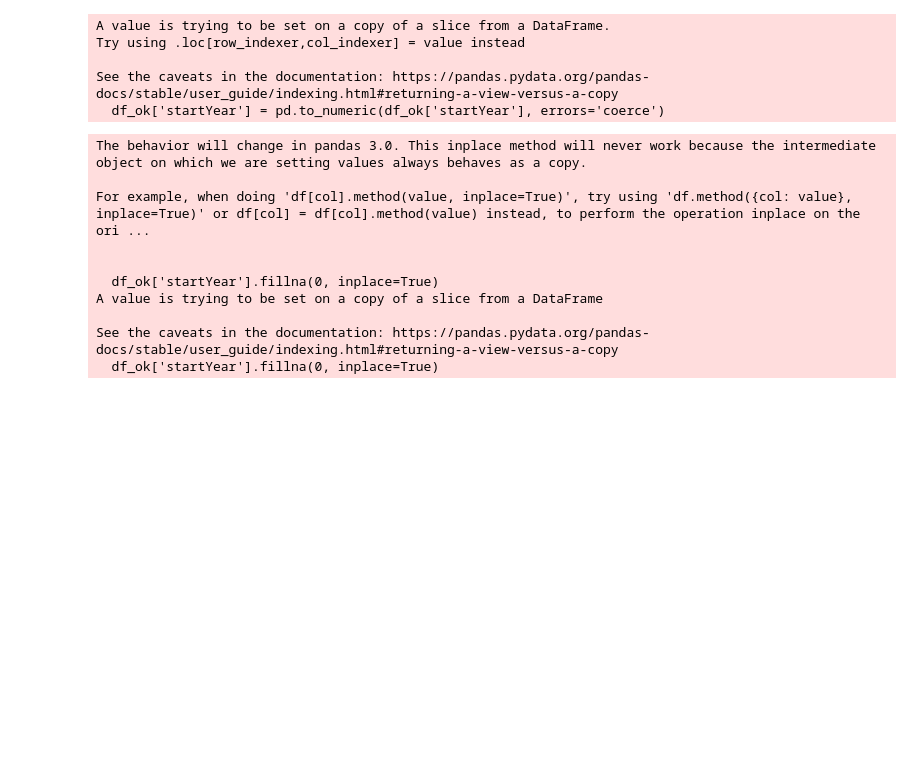
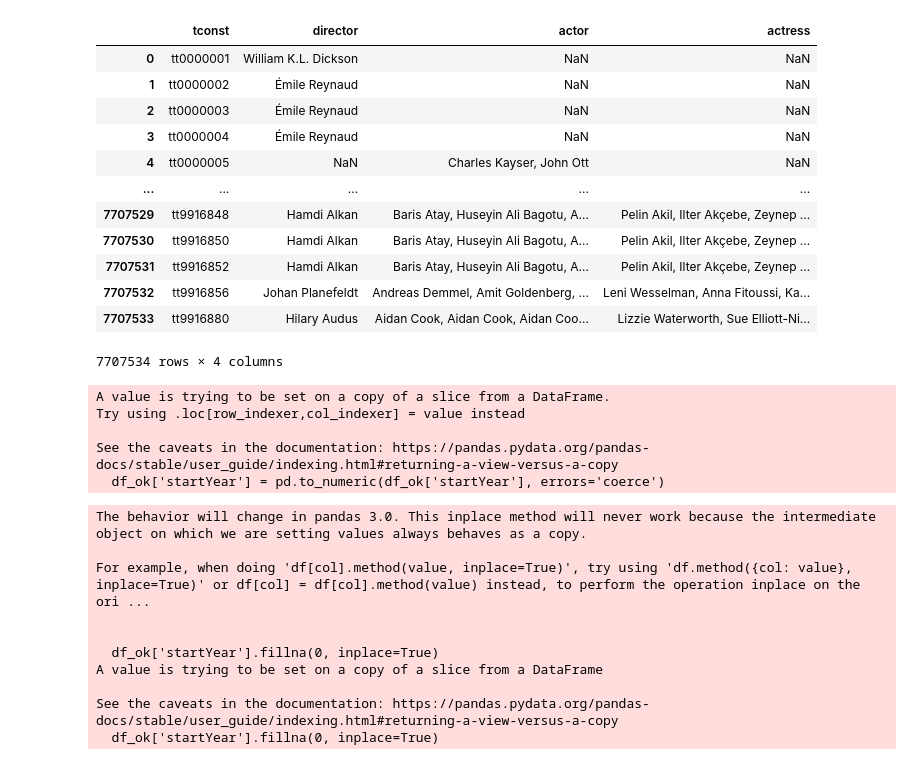
Before and after one commit to Melanie94480/Projet-2, a Jupyter notebook: merged_akas_movies.ipynb, the cells around one changed output. Drawn from its saved outputs; the diff is of its cells as text; code cells hidden in the pictures; blank space fills up the shorter version.

```diff
--- a/merged_akas_movies.ipynb
+++ b/merged_akas_movies.ipynb
@@ -11,3 +13,19 @@ df_ratings = pd.read_csv(ratings, sep='\t')
+# %%
+df_personne.drop(columns='Unnamed: 0')
+# %% [output]
+|  | tconst | director | actor | actress |
+| 0 | tt0000001 | William K.L. Dickson | NaN | NaN |
+| 1 | tt0000002 | Émile Reynaud | NaN | NaN |
+| 2 | tt0000003 | Émile Reynaud | NaN | NaN |
+| 3 | tt0000004 | Émile Reynaud | NaN | NaN |
+| 4 | tt0000005 | NaN | Charles Kayser, John Ott | NaN |
+| ... | ... | ... | ... | ... |
+| 7707529 | tt9916848 | Hamdi Alkan | Baris Atay, Huseyin Ali Bagotu, A... | Pelin Akil, Ilter Akçebe, Zeynep ... |
+| 7707530 | tt9916850 | Hamdi Alkan | Baris Atay, Huseyin Ali Bagotu, A... | Pelin Akil, Ilter Akçebe, Zeynep ... |
+| 7707531 | tt9916852 | Hamdi Alkan | Baris Atay, Huseyin Ali Bagotu, A... | Pelin Akil, Ilter Akçebe, Zeynep ... |
+| 7707532 | tt9916856 | Johan Planefeldt | Andreas Demmel, Amit Goldenberg, ... | Leni Wesselman, Anna Fitoussi, Ka... |
+| 7707533 | tt9916880 | Hilary Audus | Aidan Cook, Aidan Cook, Aidan Coo... | Lizzie Waterworth, Sue Elliott-Ni... |
+7707534 rows × 4 columns
 # %%
 df_combined = pd.merge(df_movies, df_akas, left_on='tconst', right_on='titleId', how='inner')
 # %%
```
Also changed, not shown: parts of 8 cells of this notebook.
